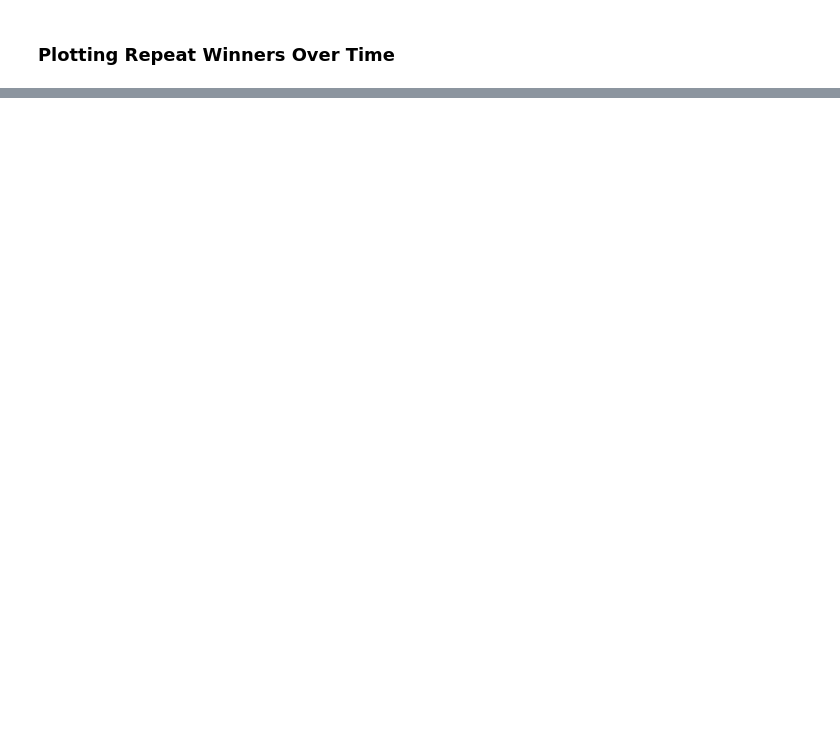
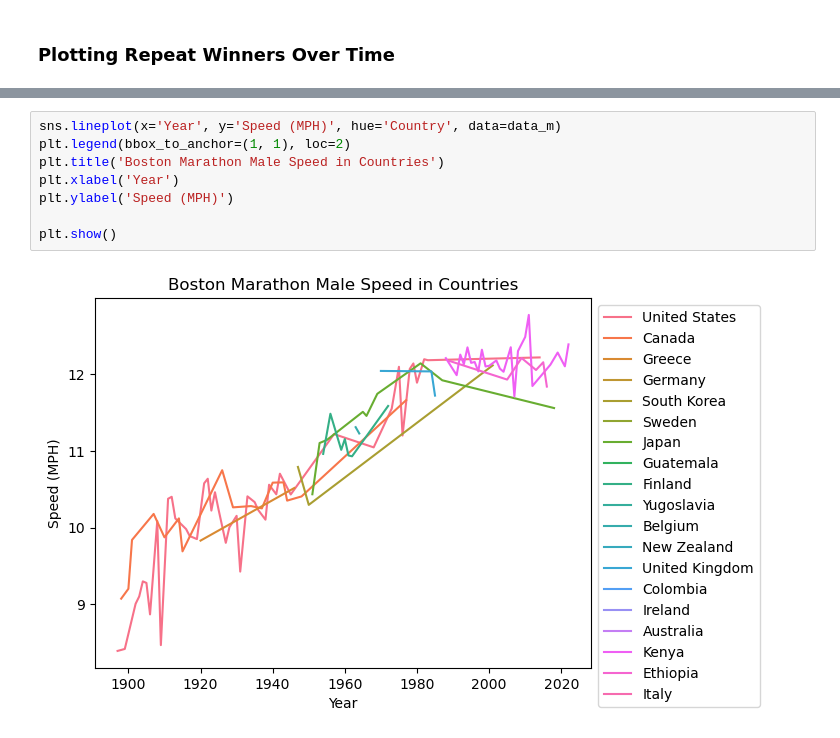
Before and after one commit to jembar-cpp/CS4650-Capstone, a Jupyter notebook: Capstone.ipynb, the cells around one changed output, grey strips where cells are left out. Drawn from its saved outputs; the diff is of its cells as text; blank space fills up the shorter version.

Commit message:
Marathon Countries and Speed

```diff
--- a/Capstone.ipynb
+++ b/Capstone.ipynb
@@ -147,0 +152,10 @@ No handles with labels found to put in legend.
+# %%
+sns.lineplot(x='Year', y='Speed (MPH)', hue='Country', data=data_m)
+plt.legend(bbox_to_anchor=(1, 1), loc=2)
+plt.title('Boston Marathon Male Speed in Countries')
+plt.xlabel('Year')
+plt.ylabel('Speed (MPH)')
+
+plt.show()
+# %% [output]
+[figure, added]
```
Also changed, not shown: parts of 13 cells of this notebook.
